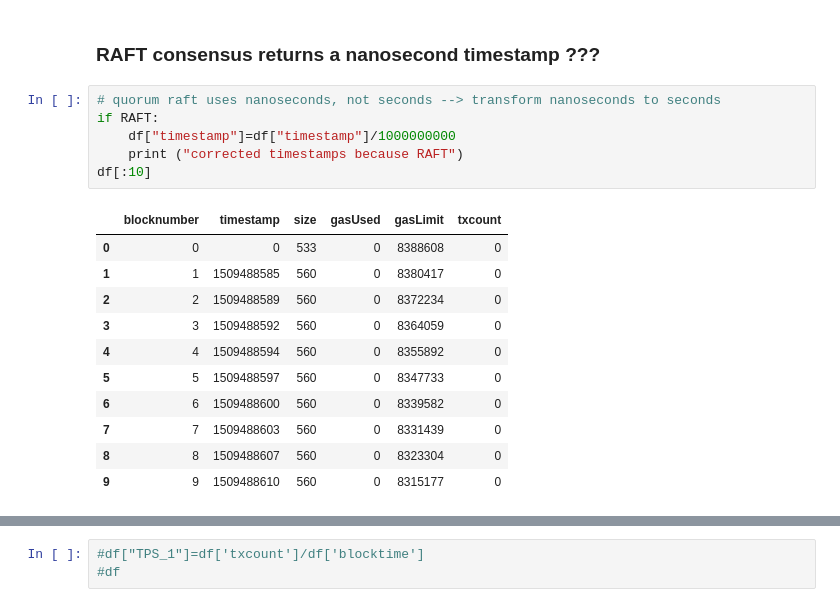
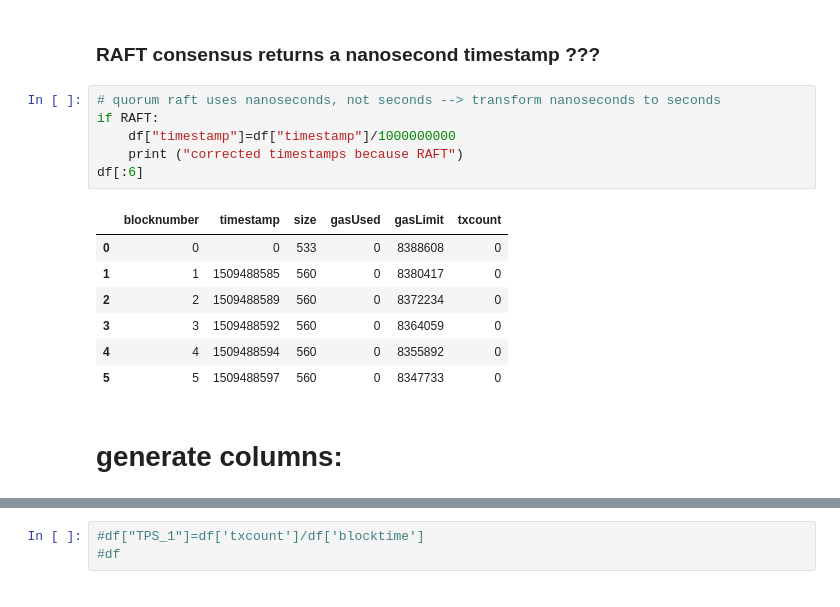
Before and after one commit to drandreaskrueger/chainhammer, a Jupyter notebook: chainreader/blocksDB_analyze_tobalaba-better.ipynb, the cells around one changed output, grey strips where cells are left out. Saved outputs shown, nothing was run; the diff lists cells and outputs as text.

```diff
--- a/chainreader/blocksDB_analyze_tobalaba-better.ipynb
+++ b/chainreader/blocksDB_analyze_tobalaba-better.ipynb
@@ -173,21 +145,19 @@ conn.close()
 # %%
 # quorum raft uses nanoseconds, not seconds --> transform nanoseconds to seconds
 if RAFT:
     df["timestamp"]=df["timestamp"]/1000000000
     print ("corrected timestamps because RAFT")
-df[:10]
+df[:6]
 # %% [output]
 |  | blocknumber | timestamp | size | gasUsed | gasLimit | txcount |
 | 0 | 0 | 0 | 533 | 0 | 8388608 | 0 |
 | 1 | 1 | 1509488585 | 560 | 0 | 8380417 | 0 |
 | 2 | 2 | 1509488589 | 560 | 0 | 8372234 | 0 |
 | 3 | 3 | 1509488592 | 560 | 0 | 8364059 | 0 |
 | 4 | 4 | 1509488594 | 560 | 0 | 8355892 | 0 |
 | 5 | 5 | 1509488597 | 560 | 0 | 8347733 | 0 |
-| 6 | 6 | 1509488600 | 560 | 0 | 8339582 | 0 |
-| 7 | 7 | 1509488603 | 560 | 0 | 8331439 | 0 |
-| 8 | 8 | 1509488607 | 560 | 0 | 8323304 | 0 |
-| 9 | 9 | 1509488610 | 560 | 0 | 8315177 | 0 |
+# %% [markdown]
+# generate columns:
 # %%
 # blocktime = timestamp[n] - timestamp[n-1]
 
```
Also changed, not shown: parts of 17 cells of this notebook, 1 other file.
